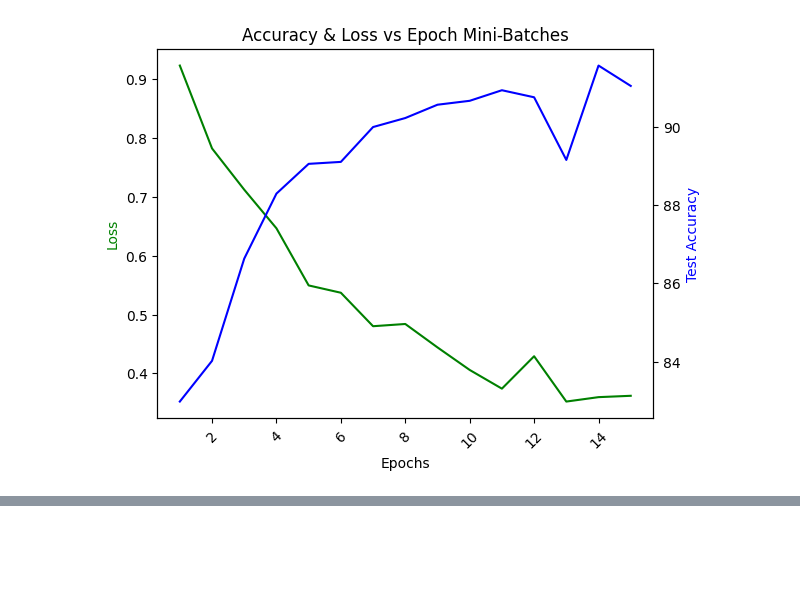
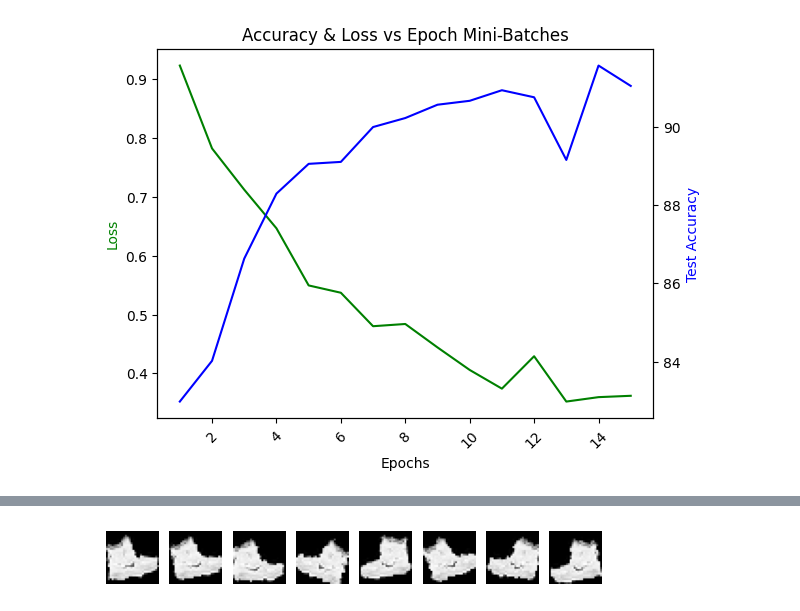
Before and after one commit to alexmacharia/deep_learning_projects, a Jupyter notebook: 7_Pytorch_Fashion_Mnist.ipynb, the cells around one changed output, grey strips where cells are left out. Saved outputs shown, nothing was run; the diff lists cells and outputs as text; code cells hidden in the pictures; blank space fills up the shorter version.

```diff
--- a/7_Pytorch_Fashion_Mnist.ipynb
+++ b/7_Pytorch_Fashion_Mnist.ipynb
@@ -243,14 +241,16 @@ TypeError: ignored
 # %%
-def shaowAugmentations(image, augmentations=6):
+def showAugmentations(image, augmentations=6):
   fig = plt.figure()
   for i in range(augmentations):
     a = fig.add_subplot(1, augmentations, i+1)
     img = data_aug_transform(image)
-    imshow(img, cmap='gray_r')
+    plt.imshow(img, cmap='Greys_r')
     plt.axis('off')
 # %%
 image = trainset.data[0].numpy()
 
-img_pil = PIL.Image.fromarray(Image)
+img_pil = PIL.Image.fromarray(image)
 
 showAugmentations(img_pil, 8)
+# %% [output]
+[figure, added]
```
Also changed, not shown: parts of 1 cell of this notebook.
